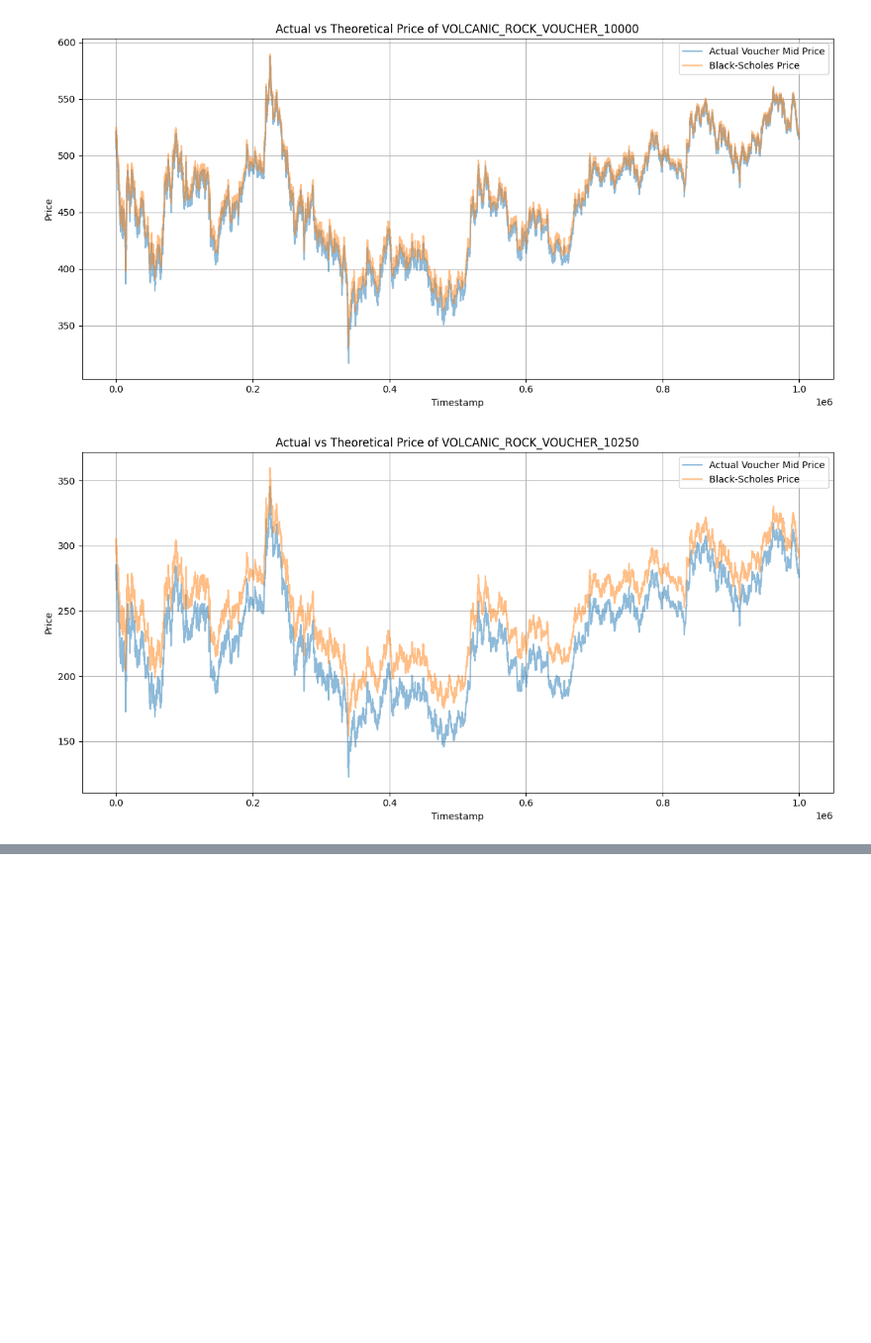
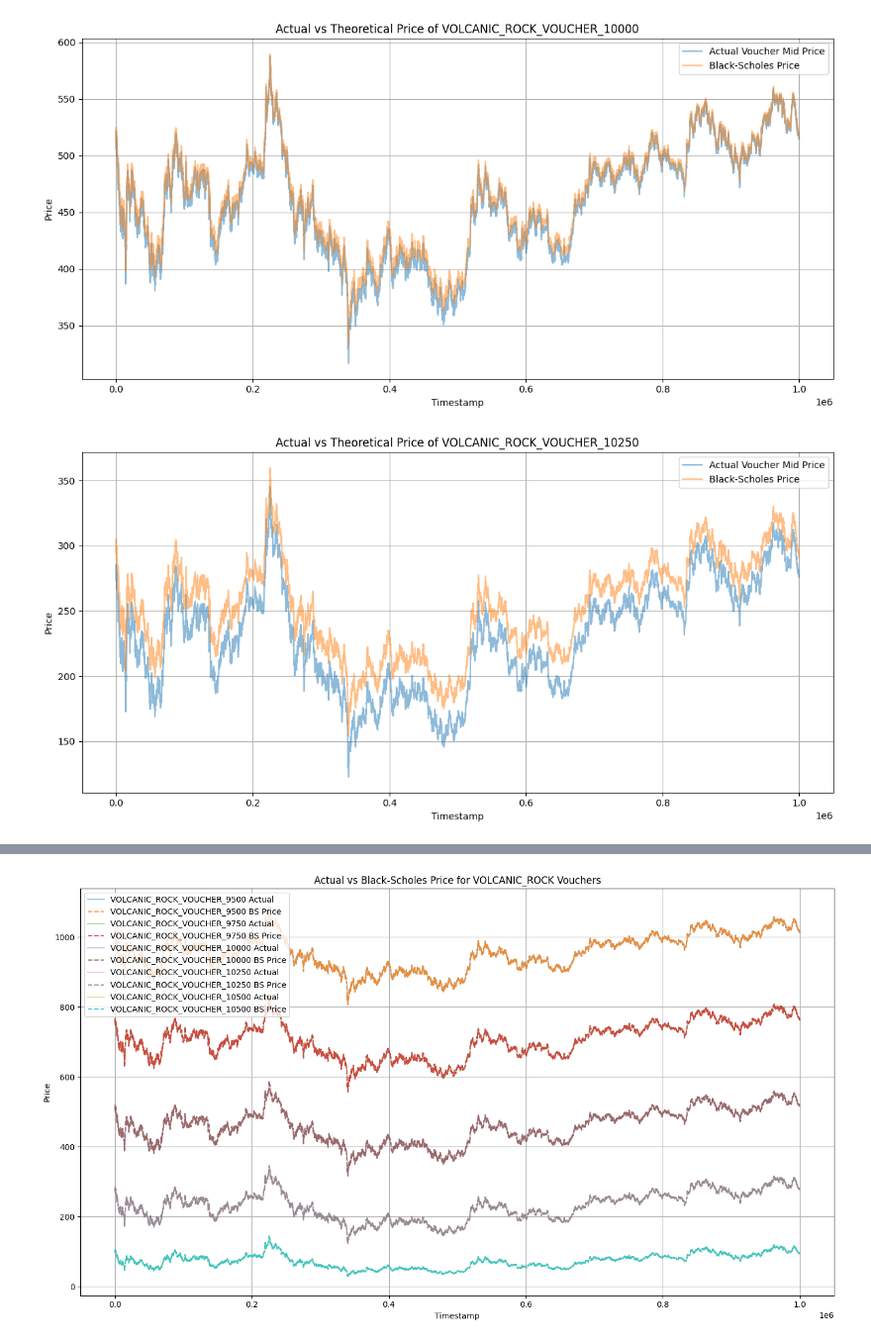
Before and after one commit to jennifer-lu/prosperity-3, a Jupyter notebook: round_3_algo.ipynb, the cells around one changed output, grey strips where cells are left out. Shown at 99% size. Cells and saved outputs as stored; diff of their text form; code cells hidden in the pictures; blank space fills up the shorter version.

```diff
--- a/round_3_algo.ipynb
+++ b/round_3_algo.ipynb
@@ -331,0 +366,81 @@ plt.show()
+# %%
+import pandas as pd
+import numpy as np
+import matplotlib.pyplot as plt
+from scipy.stats import norm
+from scipy.optimize import brentq
+
+# Black-Scholes formula for a European Call Option
+def black_scholes_call_price(S, K, T, r, sigma):
+    if S <= 0 or sigma <= 0 or T <= 0:
+        return 0.0
+    d1 = (np.log(S / K) + (r + sigma ** 2 / 2) * T) / (sigma * np.sqrt(T))
+    d2 = d1 - sigma * np.sqrt(T)
+    call_price = S * norm.cdf(d1) - K * np.exp(-r * T) * norm.cdf(d2)
+    return call_price
+
+def implied_volatility(call_price, spot, strike, time_to_expiry):
+    # Define the equation where the root is the implied volatility
+    def equation(volatility):
+        estimated_price = black_scholes_call_price(spot, strike, time_to_expiry, 0, volatility)
+        return estimated_price - call_price
+
+    # Using Brent's method to find the root of the equation
+    implied_vol = brentq(equation, -1e-10, 3)
+    return implied_vol
+
+# Load CSV-like data
+data = pd.read_csv("round-3-island-data-bottle/prices_round_3_day_0.csv", sep=';')
+
+# Convert necessary columns to numeric
+data['mid_price'] = pd.to_numeric(data['mid_price'], errors='coerce')
+data['timestamp'] = pd.to_numeric(data['timestamp'], errors='coerce')
+
+# Filter product types
+rock_data = data[data['product'] == 'VOLCANIC_ROCK'].copy()
+
+voucher_strikes = {
+    'VOLCANIC_ROCK_VOUCHER_9500': 9500,
+    'VOLCANIC_ROCK_VOUCHER_9750': 9750,
+    'VOLCANIC_ROCK_VOUCHER_10000': 10000,
+    'VOLCANIC_ROCK_VOUCHER_10250': 10250,
+    'VOLCANIC_ROCK_VOUCHER_10500': 10500,
+}
+
+plt.figure(figsize=(14, 8))
+
+for voucher_name, K in voucher_strikes.items():
+    # Extract voucher data
+    voucher_data = data[data['product'] == voucher_name].copy()
+    voucher_data = voucher_data.merge(rock_data[['timestamp', 'mid_price']], on='timestamp', suffixes=('', '_volcanic_rock'))
+
+    # Interpolated underlying price
+    interpolated_S = np.interp(voucher_data['timestamp'], rock_data['timestamp'], rock_data['mid_price'])
+
+    # Compute time to expiry (in years)
+    voucher_data['S'] = interpolated_S
+    voucher_data['T'] = (total_ticks - voucher_data['timestamp']) / total_ticks * total_time
+
+    # Compute implied vol
+    voucher_data['implied_vol'] = voucher_data.apply(
+        lambda row: implied_volatility(row['mid_price'], row['mid_price_volcanic_rock'], K, row['T']), axis=1
+    )
+
+    # Compute theoretical price using BS formula
+    voucher_data['bs_price'] = voucher_data.apply(
+        lambda row: black_scholes_call_price(row['S'], K, row['T'], r, row['implied_vol']), axis=1
+    )
+
+    # Plot
+    plt.plot(voucher_data['timestamp'], voucher_data['mid_price'], label=f'{voucher_name} Actual', alpha=0.4)
+    plt.plot(voucher_data['timestamp'], voucher_data['bs_price'], label=f'{voucher_name} BS Price', linestyle='--', alpha=0.8)
+
+plt.xlabel('Timestamp')
+plt.ylabel('Price')
+plt.title('Actual vs Black-Scholes Price for VOLCANIC_ROCK Vouchers')
+plt.legend()
+plt.grid(True)
+plt.tight_layout()
+plt.show()
+# %% [output]
+[figure, added]
```
Also changed, not shown: parts of 4 cells of this notebook.
